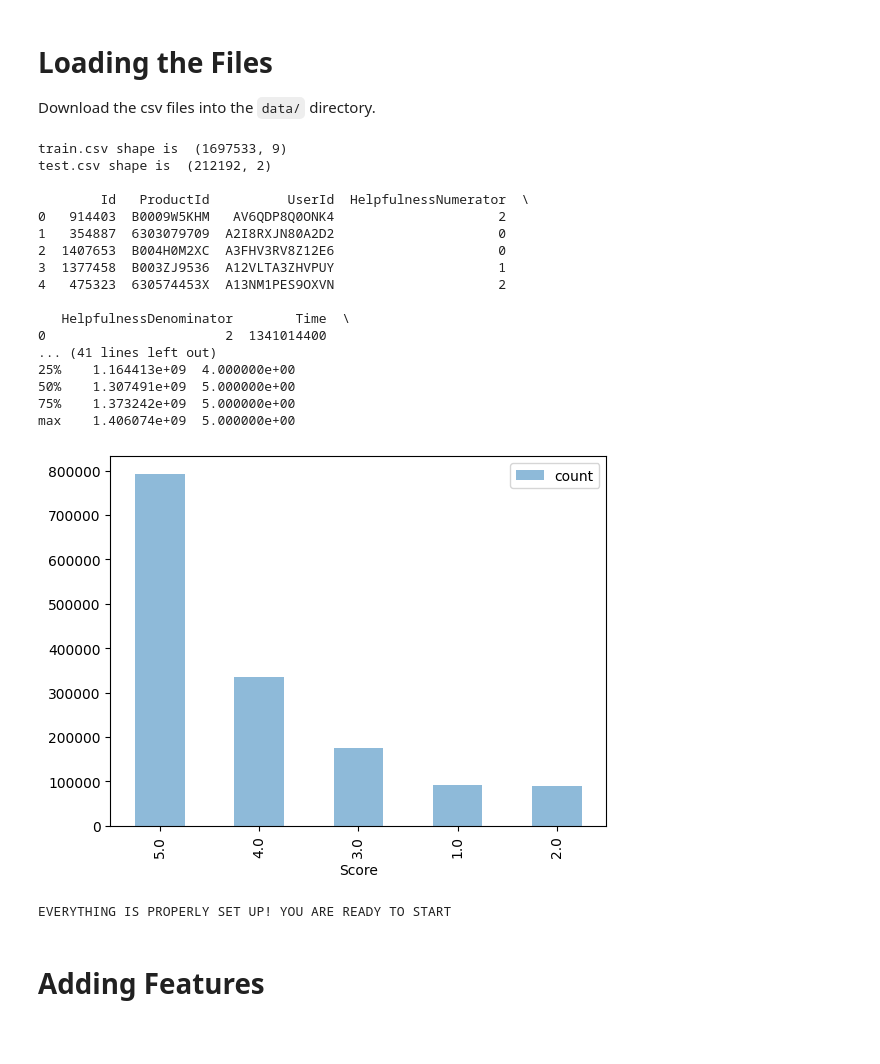
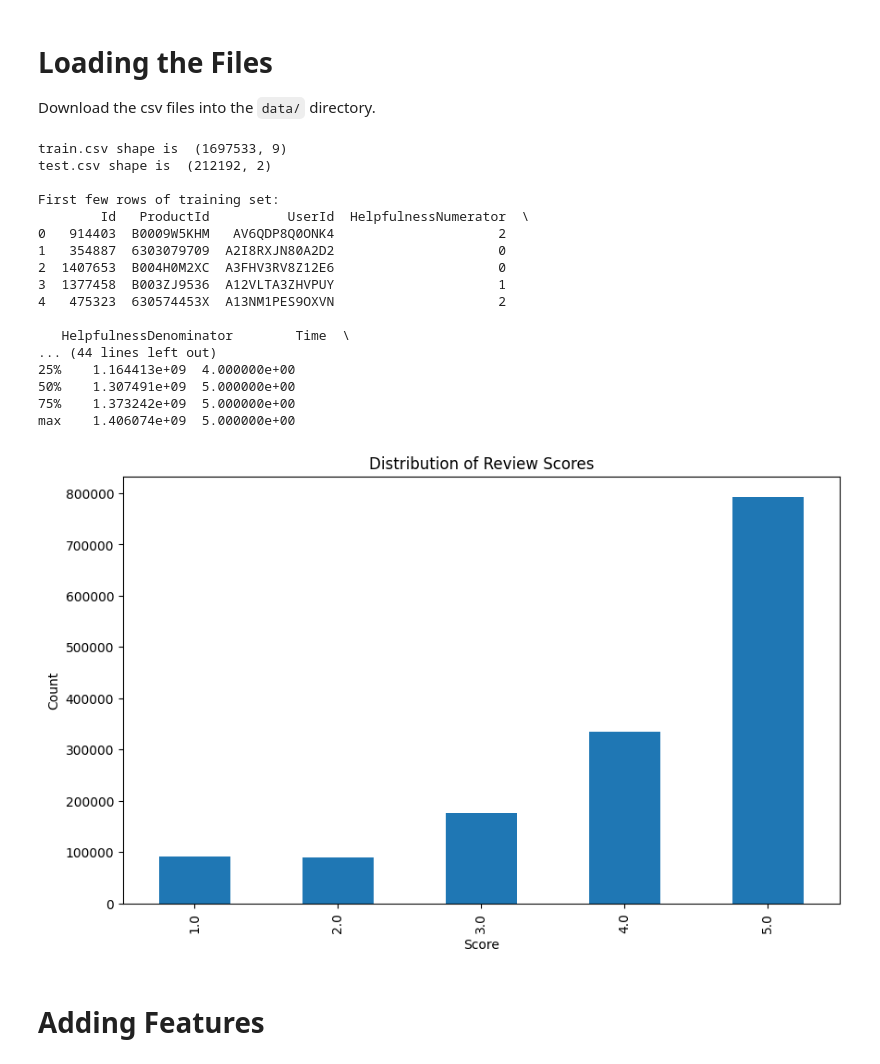
Before and after one commit to Kermit3T/tongtt-AmazonScorePrediction, a Jupyter notebook: starter_code.ipynb, the cells around one changed output. Drawn from its saved outputs; the diff is of its cells as text; code cells hidden in the pictures; blank space fills up the shorter version.

```diff
--- a/starter_code.ipynb
+++ b/starter_code.ipynb
@@ -16,45 +40,44 @@ Download the csv files into the `data/` directory.
 # %%
 trainingSet = pd.read_csv("./data/train.csv")
 testingSet = pd.read_csv("./data/test.csv")
 
 print("train.csv shape is ", trainingSet.shape)
 print("test.csv shape is ", testingSet.shape)
 
-print()
-
+print("\nFirst few rows of training set:")
 print(trainingSet.head())
-print()
+print("\nFirst few rows of test set:")
 print(testingSet.head())
 
-print()
-
+print("\nTraining set statistics:")
 print(trainingSet.describe())
 
-trainingSet['Score'].value_counts().plot(kind='bar', legend=True, alpha=.5)
+# Plot score distribution
+plt.figure(figsize=(10, 6))
+trainingSet['Score'].value_counts().sort_index().plot(kind='bar')
+plt.title('Distribution of Review Scores')
+plt.xlabel('Score')
+plt.ylabel('Count')
 plt.show()
-
-print()
-print("EVERYTHING IS PROPERLY SET UP! YOU ARE READY TO START")
 # %% [output]
 train.csv shape is  (1697533, 9)
 test.csv shape is  (212192, 2)
 
+First few rows of training set:
         Id   ProductId          UserId  HelpfulnessNumerator  \
 0   914403  B0009W5KHM   AV6QDP8Q0ONK4                     2
 1   354887  6303079709  A2I8RXJN80A2D2                     0
 2  1407653  B004H0M2XC  A3FHV3RV8Z12E6                     0
 3  1377458  B003ZJ9536  A12VLTA3ZHVPUY                     1
 4   475323  630574453X  A13NM1PES9OXVN                     2
 
    HelpfulnessDenominator        Time  \
-0                       2  1341014400
-... (41 lines left out)
+... (44 lines left out)
 25%    1.164413e+09  4.000000e+00
 50%    1.307491e+09  5.000000e+00
 75%    1.373242e+09  5.000000e+00
 max    1.406074e+09  5.000000e+00
-[figure, old version]
+[figure, new version]
-EVERYTHING IS PROPERLY SET UP! YOU ARE READY TO START
 # %% [markdown]
 # Adding Features
 # %%
```
Also changed, not shown: parts of 10 cells of this notebook.
